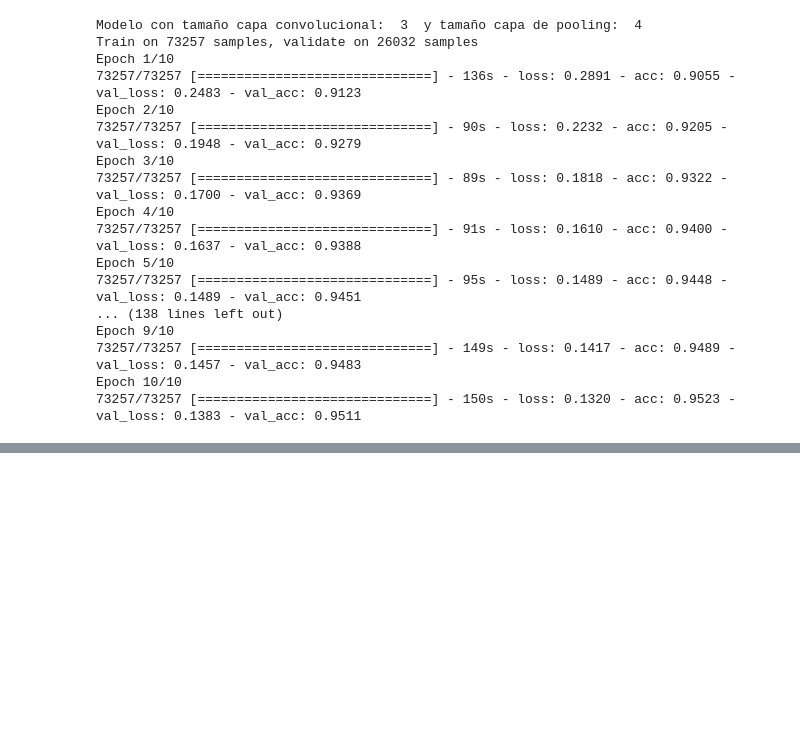
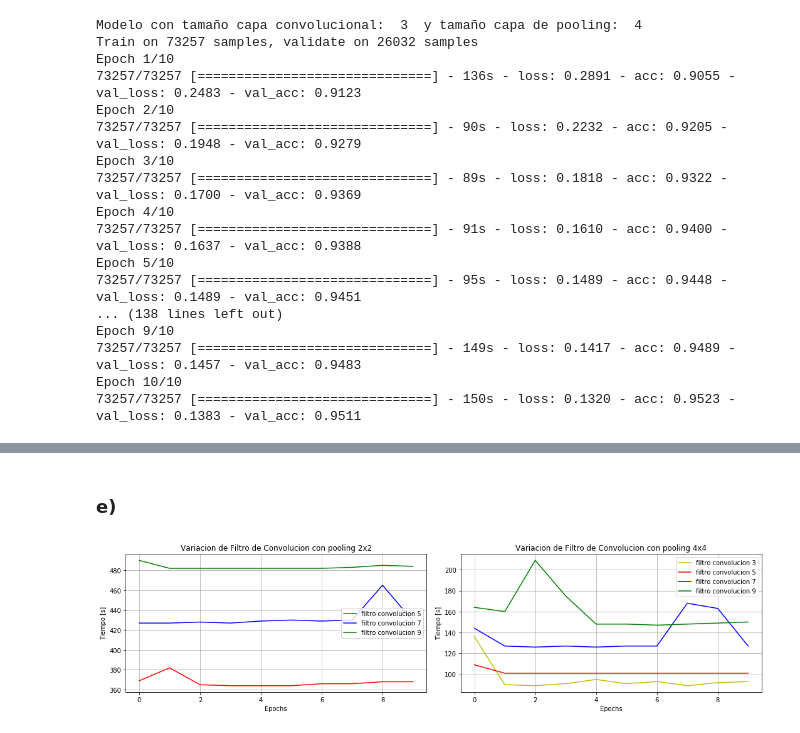
Before and after one commit to jeremyisai93/tarea2-RN, a Jupyter notebook: Pregunta-2.ipynb, the cells around one changed output, grey strips where cells are left out. Drawn from its saved outputs; the diff is of its cells as text; code cells hidden in the pictures; blank space fills up the shorter version.

```diff
--- a/Pregunta-2.ipynb
+++ b/Pregunta-2.ipynb
@@ -283,0 +305,38 @@ AttributeError: 'History' object has no attribute 'history'
+# %% [markdown]
+### e)
+# %%
+tiempo3x4=[136,90,89,91,95,91,93,89,92,93]
+tiempo5x2=[369,382,365,364,364,364,366,366,368,368]
+tiempo5x4=[109,101,101,101,101,101,101,101,101,101]
+tiempo7x2=[427,427,428,427,429,430,429,430,465,429]
+tiempo7x4=[144,127,126,127,126,127,127,168,163,127]
+tiempo9x2=[490,482,482,482,482, 482,482,483,485,484]
+tiempo9x4=[164,160,209,175,148,148,147,148,149,150]
+
+plt.figure(figsize=(15, 4))
+plt.subplot(1, 2, 1)
+plt.xlabel("Epochs")
+plt.ylabel("Tiempo [s]")
+plt.title("Variacion de Filtro de Convolucion con pooling 2x2")
+plt.plot(tiempo5x2, label='filtro convolucion 5' , color='r')
+plt.plot(tiempo7x2, label='filtro convolucion 7', color='b')
+plt.plot(tiempo9x2, label='filtro convolucion 9', color='g')
+plt.legend()
+plt.grid(True)
+
+
+plt.subplot(1, 2, 2)
+plt.xlabel("Epochs")
+plt.ylabel("Tiempo [s]")
+plt.title("Variacion de Filtro de Convolucion con pooling 4x4")
+plt.plot(tiempo3x4, label='filtro convolucion 3', color='y')
+plt.plot(tiempo5x4, label='filtro convolucion 5', color='r')
+plt.plot(tiempo7x4, label='filtro convolucion 7', color='b')
+plt.plot(tiempo9x4, label='filtro convolucion 9', color='g')
+plt.legend()
+plt.grid(True)
+
+plt.tight_layout()
+plt.show()
+# %% [output]
+[figure, added]
```
Also changed, not shown: parts of 14 cells of this notebook.
